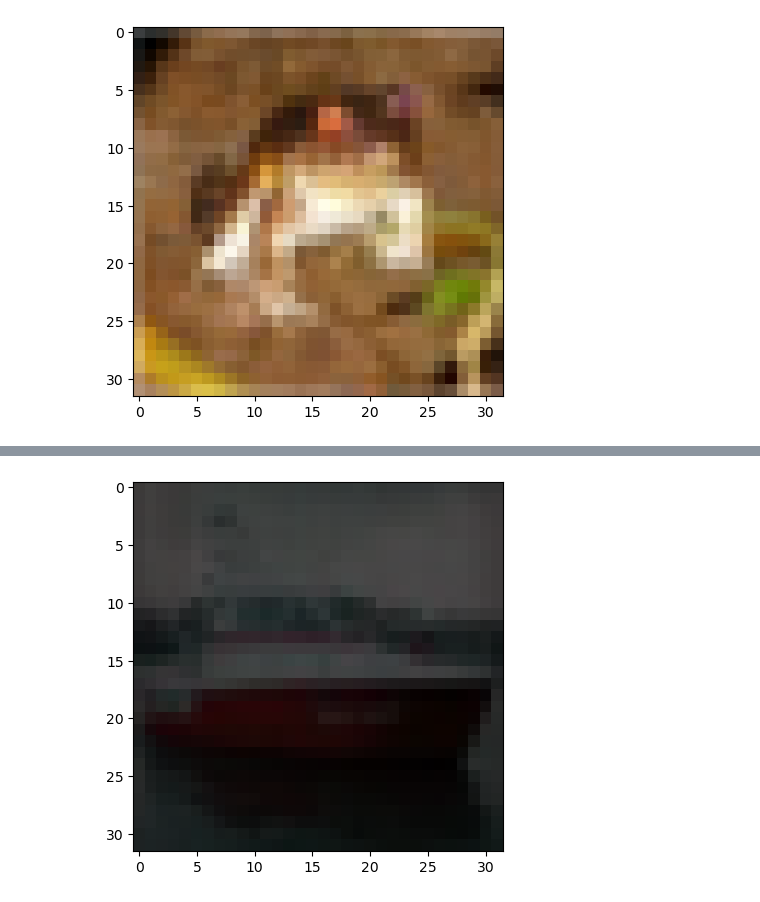
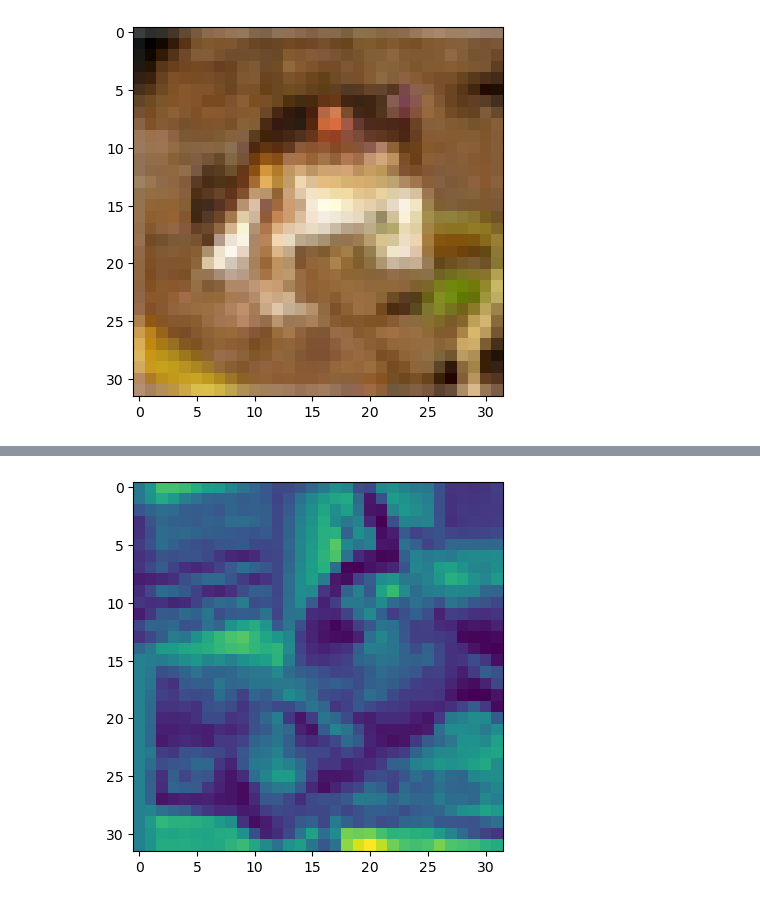
Before and after one commit to SimonJasansky/ACML, a Jupyter notebook: assignment_2/ACML_assignment_2_color.ipynb, the cells around one changed output, grey strips where cells are left out. Saved outputs shown, nothing was run; the diff lists cells and outputs as text; code cells hidden in the pictures.

```diff
--- a/assignment_2/ACML_assignment_2_color.ipynb
+++ b/assignment_2/ACML_assignment_2_color.ipynb
@@ -38,9 +38,16 @@ plt.show()
 [59 62 63]
 [figure]
 # %%
+# reshuffle before splitting data
+np.random.shuffle(data)
+
+ptrain = data[:48000]
+ptest = data[48000:54000]
+pvalid = data[54000:]
+
 # do normalization over each image (use L2 norm)
 data = data.astype("float32")
-data = tf.keras.utils.normalize(data, axis = 1, order = 2)
+data = data/255
 # %%
 # print the first picture again (normalized)
 plt.imshow(data[0])
@@ -215 +257,6 @@ encoded_pic.shape
 (6000, 1024)
+# %%
+index = 100
+
+plt.imshow(test[index])
+plt.show()
@@ -216,5 +265,5 @@ encoded_pic.shape
 # %%
-plt.imshow(test[100])
+plt.imshow(gtest[index])
 plt.show()
 # %% [output]
-[figure, old version]
+[figure, new version]
```
Also changed, not shown: parts of 10 cells of this notebook, 16 other files.
